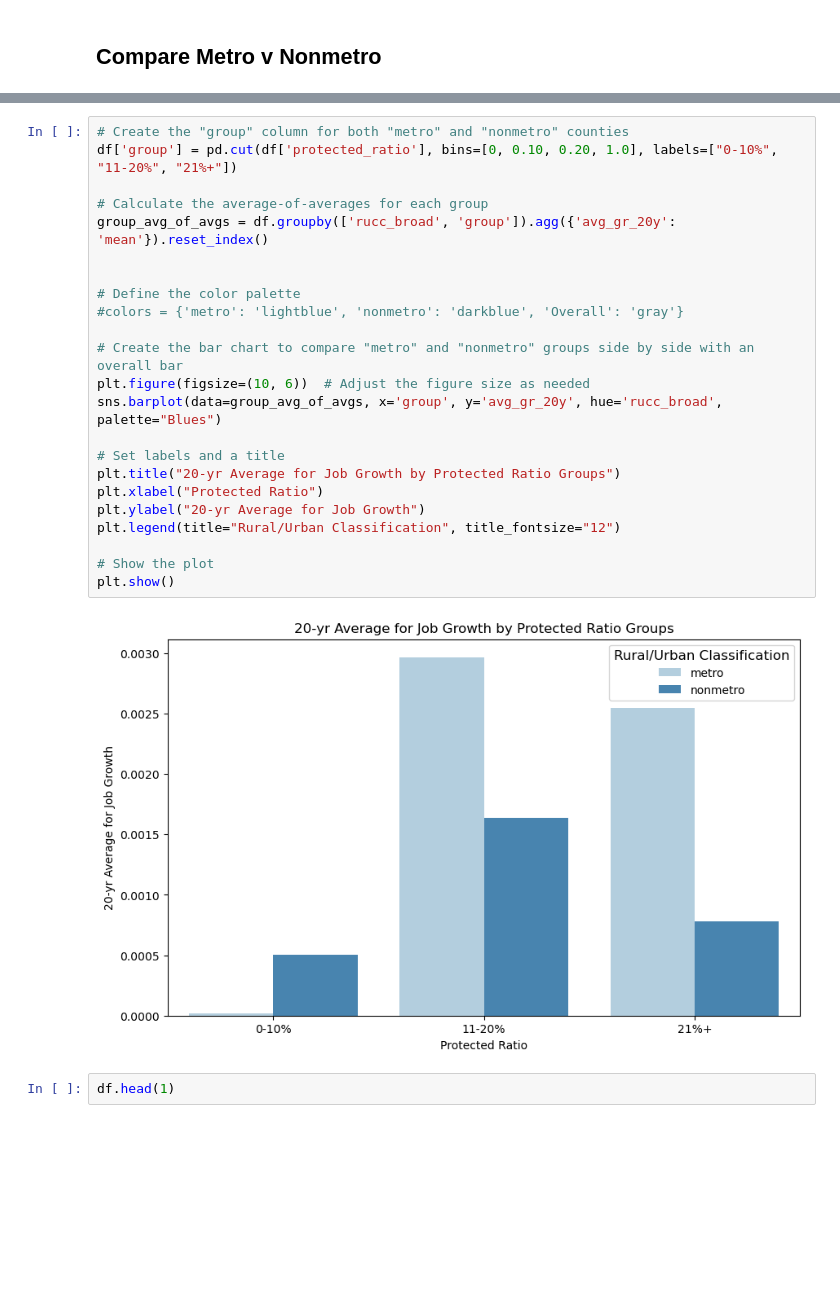
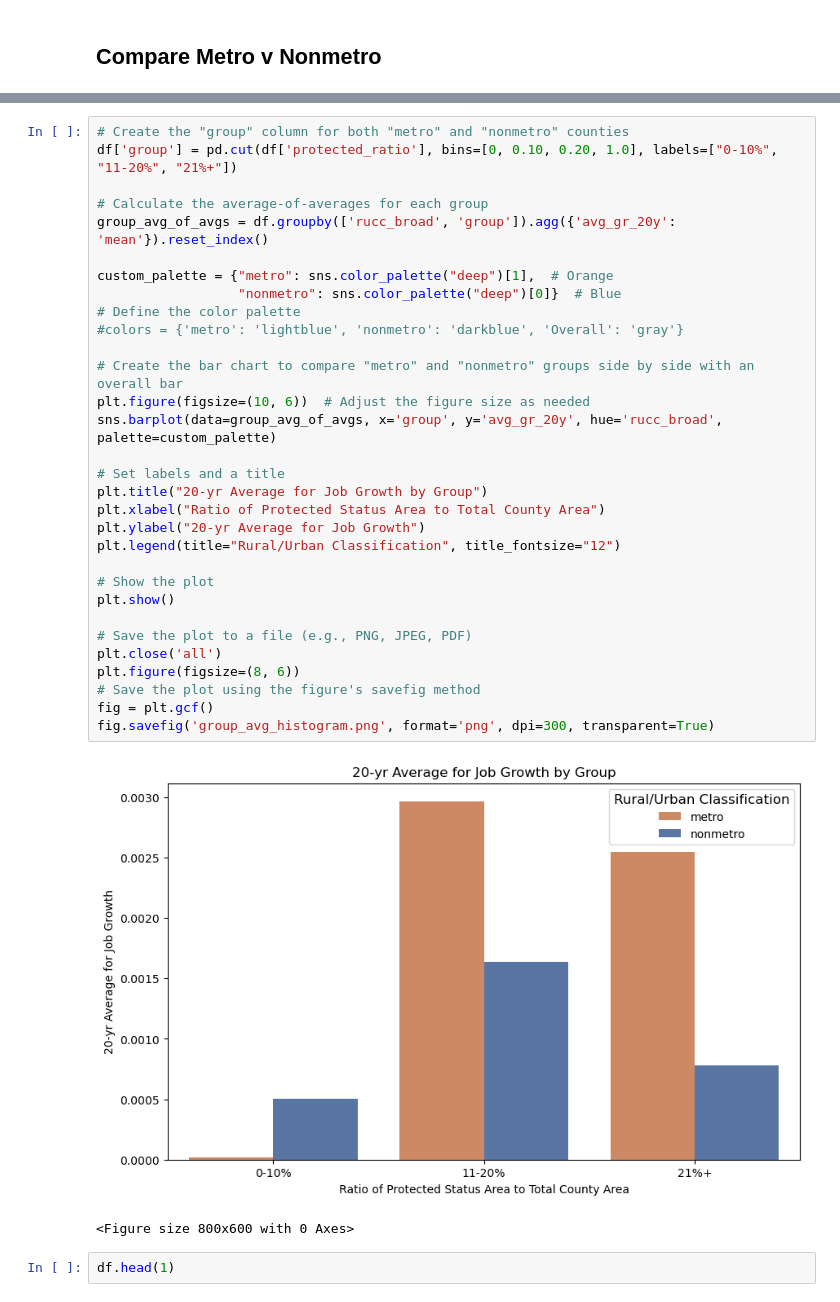
Before and after one commit to natebendermontana/western_protected_areas, a Jupyter notebook: 4_Analysis_trends.ipynb, the cells around one changed output, grey strips where cells are left out. Saved outputs shown, nothing was run; the diff lists cells and outputs as text; blank space fills up the shorter version.

```diff
--- a/4_Analysis_trends.ipynb
+++ b/4_Analysis_trends.ipynb
@@ -69,28 +85,37 @@ plt.show()
 # %%
 # Create the "group" column for both "metro" and "nonmetro" counties
 df['group'] = pd.cut(df['protected_ratio'], bins=[0, 0.10, 0.20, 1.0], labels=["0-10%", "11-20%", "21%+"])
 
 # Calculate the average-of-averages for each group
 group_avg_of_avgs = df.groupby(['rucc_broad', 'group']).agg({'avg_gr_20y': 'mean'}).reset_index()
 
-
+custom_palette = {"metro": sns.color_palette("deep")[1],  # Orange
+                  "nonmetro": sns.color_palette("deep")[0]}  # Blue
 # Define the color palette
 #colors = {'metro': 'lightblue', 'nonmetro': 'darkblue', 'Overall': 'gray'}
 
 # Create the bar chart to compare "metro" and "nonmetro" groups side by side with an overall bar
 plt.figure(figsize=(10, 6))  # Adjust the figure size as needed
-sns.barplot(data=group_avg_of_avgs, x='group', y='avg_gr_20y', hue='rucc_broad', palette="Blues")
+sns.barplot(data=group_avg_of_avgs, x='group', y='avg_gr_20y', hue='rucc_broad', palette=custom_palette)
 
 # Set labels and a title
-plt.title("20-yr Average for Job Growth by Protected Ratio Groups")
-plt.xlabel("Protected Ratio")
+plt.title("20-yr Average for Job Growth by Group")
+plt.xlabel("Ratio of Protected Status Area to Total County Area")
 plt.ylabel("20-yr Average for Job Growth")
 plt.legend(title="Rural/Urban Classification", title_fontsize="12")
 
 # Show the plot
 plt.show()
+
+# Save the plot to a file (e.g., PNG, JPEG, PDF)
+plt.close('all')
+plt.figure(figsize=(8, 6))
+# Save the plot using the figure's savefig method
+fig = plt.gcf()
+fig.savefig('group_avg_histogram.png', format='png', dpi=300, transparent=True)
 # %% [output]
-[figure, old version]
+[figure, new version]
+<Figure size 800x600 with 0 Axes>
 # %%
 df.head(1)
 # %% [output]
```
Also changed, not shown: parts of 2 cells of this notebook, 1 other file.
